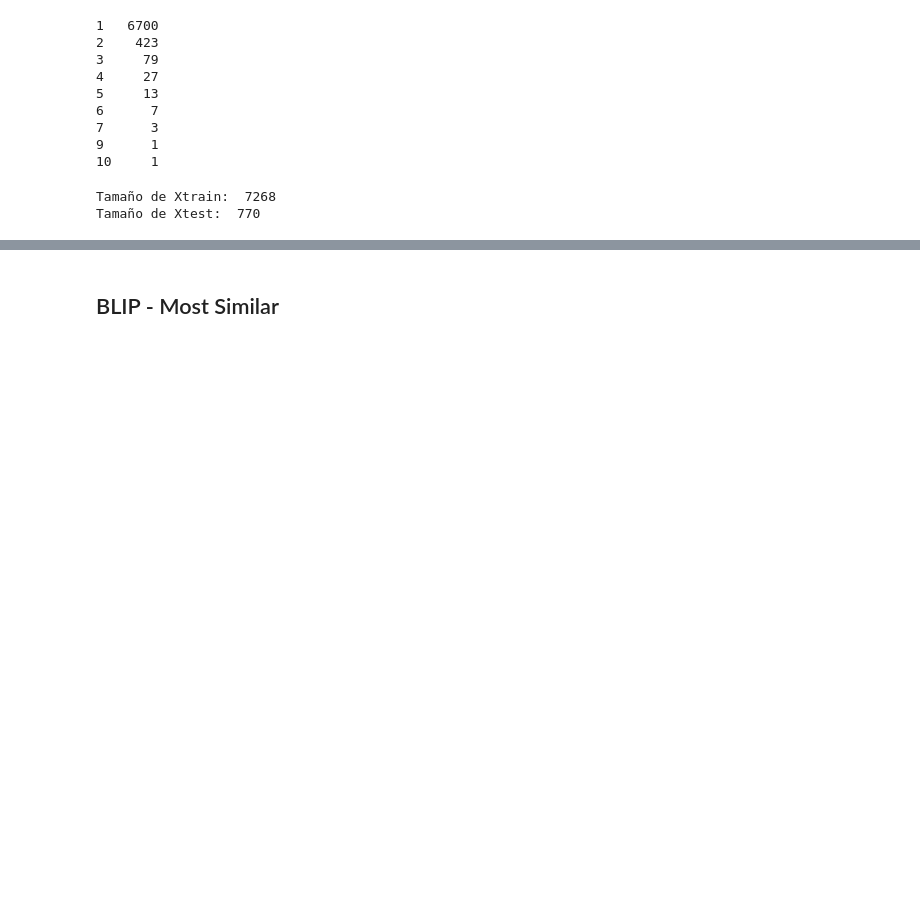
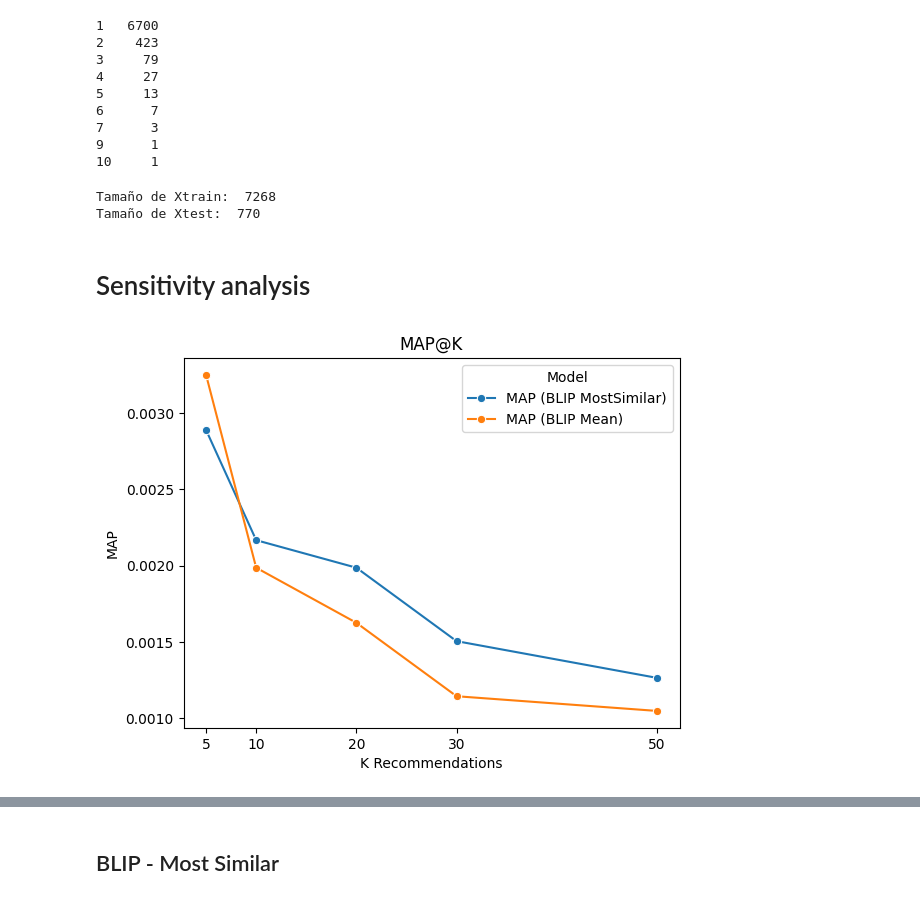
Before and after one commit to pedrozavalat/iic3633-proyecto, a Jupyter notebook: iic3633_BLIP.ipynb, the cells around one changed output, grey strips where cells are left out. Cells and saved outputs as stored; diff of their text form; code cells hidden in the pictures; blank space fills up the shorter version.

Commit message:
Update plots from sensitivity analysis

```diff
--- a/iic3633_BLIP.ipynb
+++ b/iic3633_BLIP.ipynb
@@ -428,7 +440,7 @@ len(blip_descriptions_per_image)
 # %% [markdown]
 ## Description's model download
 # %%
-blip_imgs_descriptions = list(parse("/content/BLIP/BLIP/BLIP_images_descriptions.json.gz"))[0]
+blip_imgs_descriptions = list(parse("/content/BLIP_images_descriptions.json.gz"))[0]
 # %%
 # all-MiniLM-L6-v2
 encoder = SentenceTransformer("all-MiniLM-L6-v2")
@@ -619,3 +631,5 @@ def blip_train(train_users, test_users, mode='knn'):
 test_user_items = {} # Usuario de testing y restaurantes evaluados ...
 for user, reviews in test_users.items():
     test_user_items[user] = [(rev_id2info[r]['rest_id'], rev_id2info[r]['rating']) for r in reviews]
+# %% [markdown]
+# Sensitivity analysis
@@ -621,0 +640,44 @@ for user, reviews in test_users.items():
+# %%
+global_blip_most_sim_reclists_k = { k : None for k in k_values }
+global_blip_mean_reclists_k = { k : None for k in k_values }
+
+for k in k_values:
+    # Vamos por usuario y guardamos segun valor de lista
+    blip_most_sim_reclist_k, blip_mean_reclist_k = {}, {}
+
+    # LLaVA Most similar
+    for user_id, reclists in blip_most_sim_reclist.items():
+        blip_most_sim_reclist_k[user_id] = reclists[k]
+    global_blip_most_sim_reclists_k[k] = blip_most_sim_reclist_k
+
+    # LLaVA Mean
+    for user_id, reclists in blip_mean_reclist.items():
+        blip_mean_reclist_k[user_id] = reclists[k]
+    global_blip_mean_reclists_k[k] = blip_mean_reclist_k
+# %%
+map_values = []
+for k in k_values:
+    map_blip_most_sim = MAP(global_blip_most_sim_reclists_k[k], k)
+    map_blip_mean = MAP(global_blip_mean_reclists_k[k], k)
+    map_values.append((map_blip_most_sim, map_blip_mean))
+# %%
+models = ['LLaVA (MostSimilar)', 'LLaVA (Mean)']
+
+blip_mostsim_map_values, blip_mean_map_values = list(zip(*map_values))
+df_plot = pd.DataFrame({
+    'K Recommendations': k_values,
+    'MAP (BLIP MostSimilar)' : blip_mostsim_map_values,
+    'MAP (BLIP Mean)' : blip_mean_map_values
+})
+
+df_plot = df_plot.melt(
+    id_vars='K Recommendations',
+    var_name='Model',
+    value_name='MAP'
+)
+plt.title('MAP@K')
+sns.lineplot(data=df_plot, x='K Recommendations', y='MAP', hue='Model', marker='o')
+plt.xticks(k_values)
+plt.show()
+# %% [output]
+[figure, added]
```
Also changed, not shown: parts of 9 cells of this notebook.
